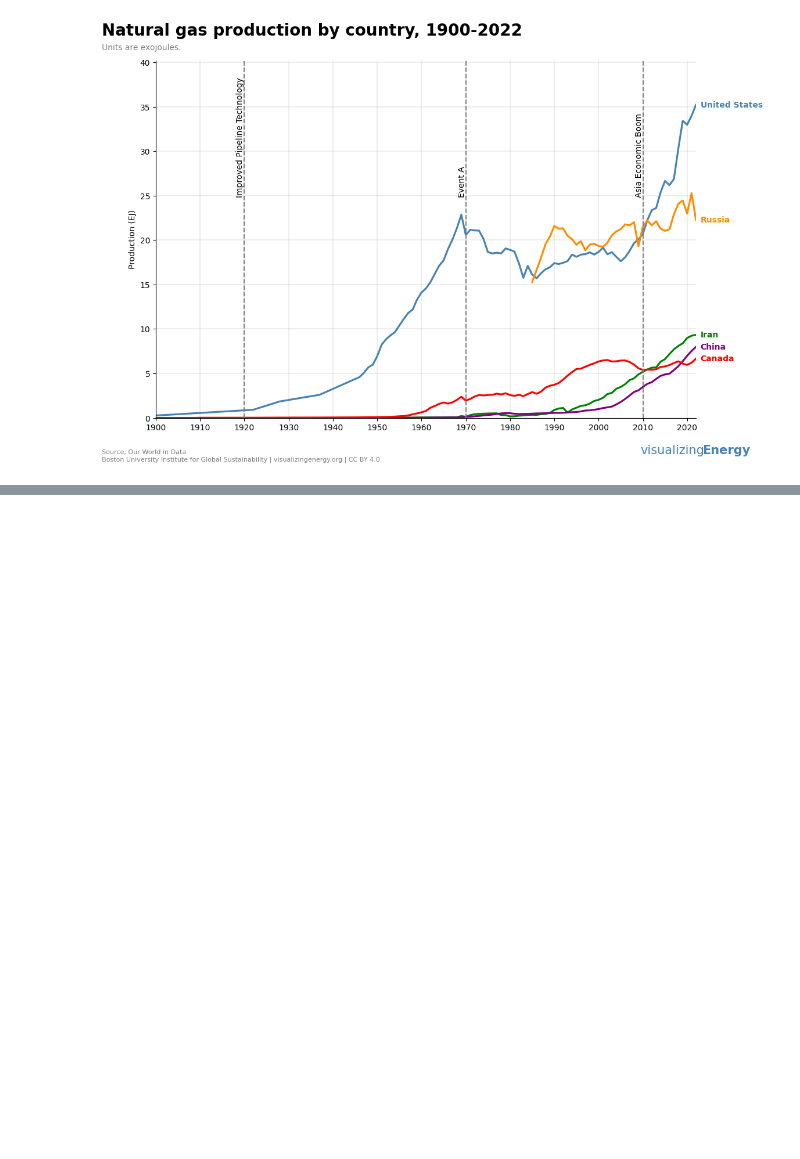
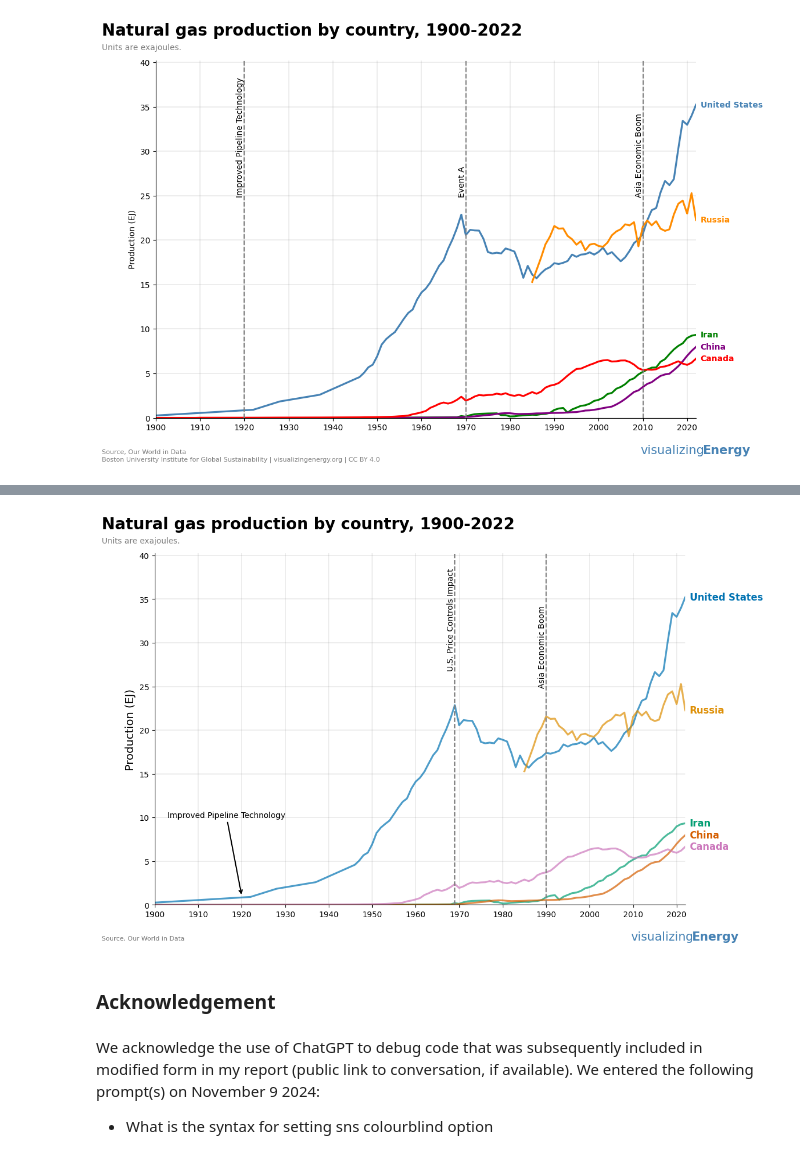
Before and after one commit to chanopsethiwan/NaturalGasVisualisation, a Jupyter notebook: src/data_analysis.ipynb, the cells around one changed output, grey strips where cells are left out. Saved outputs shown, nothing was run; the diff lists cells and outputs as text; code cells hidden in the pictures; blank space fills up the shorter version.

Commit message:
made more visualisation edits

```diff
--- a/src/data_analysis.ipynb
+++ b/src/data_analysis.ipynb
@@ -168,0 +178,75 @@ plt.show()
+# %%
+import seaborn as sns
+import matplotlib.pyplot as plt
+
+# Set the colorblind palette
+colorblind_palette = sns.color_palette("colorblind", n_colors=len(df_pivot['country'].unique()))
+sns.set_palette(colorblind_palette)
+
+# Plotting
+plt.figure(figsize=(12, 8))
+ax = sns.lineplot(data=df_pivot, x='year', y='Production (EJ)', hue='country', linewidth=2.3, alpha=0.7)
+ax.spines['top'].set_visible(False)
+ax.spines['right'].set_visible(False)
+plt.yticks(range(0, 45, 5))
+plt.xticks(range(1900, 2030, 10))
+
+# Gridlines for readability
+plt.grid(True, axis='both', color='grey', linestyle='-', linewidth=0.2)
+
+# Titles and sources
+plt.text(x=-0.1, y=1.07, s="Natural gas production by country, 1900-2022", fontsize=20, ha="left", weight="bold", transform=plt.gca().transAxes)
+plt.text(x=-0.1, y=1.03, s="Units are exajoules.", fontsize=10, ha="left", color="gray", transform=plt.gca().transAxes)
+plt.text(x=-0.1, y=-0.1, s="Source, Our World in Data", fontsize=8, ha="left", color="gray", transform=plt.gca().transAxes)
+plt.text(x=1.015, y=-0.1, s="visualizing", fontsize=15, ha="right", color="steelblue", transform=plt.gca().transAxes)
+plt.text(x=1.1, y=-0.1, s="Energy", fontsize=15, ha="right", color="steelblue", weight="bold", transform=plt.gca().transAxes)
+
+# Set larger y-axis label
+ax.set_ylabel('Production (EJ)', fontsize=14)
+
+# Remove the legend
+ax.get_legend().remove()
+
+# Adding country labels on the right with colorblind-friendly colors
+unique_countries = df_pivot['country'].unique()
+for i, country in enumerate(unique_countries):
+    # Get the last year and production value for each country
+    last_data = df_pivot[df_pivot['country'] == country].sort_values('year').iloc[-1]
+    country_label = country.replace('_', ' ').title()
+    plt.text(
+        last_data['year'] + 1, last_data['Production (EJ)'], f"{country_label}",
+        color=colorblind_palette[i], va='center', fontweight='bold', fontsize=12
+    )
+
+price_control_year = 1969
+plt.axvline(price_control_year, color="gray", linestyle='--')
+plt.text(x=price_control_year, y=27, s="U.S. Price Controls Impact", fontsize=10, ha="right", color="black", rotation="vertical")
+
+# Adding an arrow for "Improved Pipeline Technology"
+ax.annotate(
+    "Improved Pipeline Technology",
+    xy=(1920, 1),  # Pointing to the blue line at around year 1920
+    xytext=(1930, 10),  # Position of the text label
+    fontsize=10,
+    ha="right",
+    arrowprops=dict(arrowstyle="->", color="black", lw=1.5)
+)
+
+# Adding the Asia Economic Boom line
+plt.axvline(1990, color="gray", linestyle='--')
+plt.text(x=1990, y=25, s="Asia Economic Boom", fontsize=10, ha="right", color="black", rotation="vertical")
+
+# Set x and y limits
+plt.xlim(1900, df_pivot['year'].max())
+plt.ylim(0, df_pivot['Production (EJ)'].max() + 5)
+ax.set_xlabel('')
+
+# Show the plot
+plt.show()
+# %% [output]
+[figure, added]
+# %% [markdown]
+### Acknowledgement
+# %% [markdown]
+We acknowledge the use of ChatGPT to debug code that was subsequently included in modified form in my report (public link to conversation, if available). We entered the following prompt(s) on November 9 2024:
+* What is the syntax for setting sns colourblind option
```
Also changed, not shown: parts of 4 cells of this notebook.
